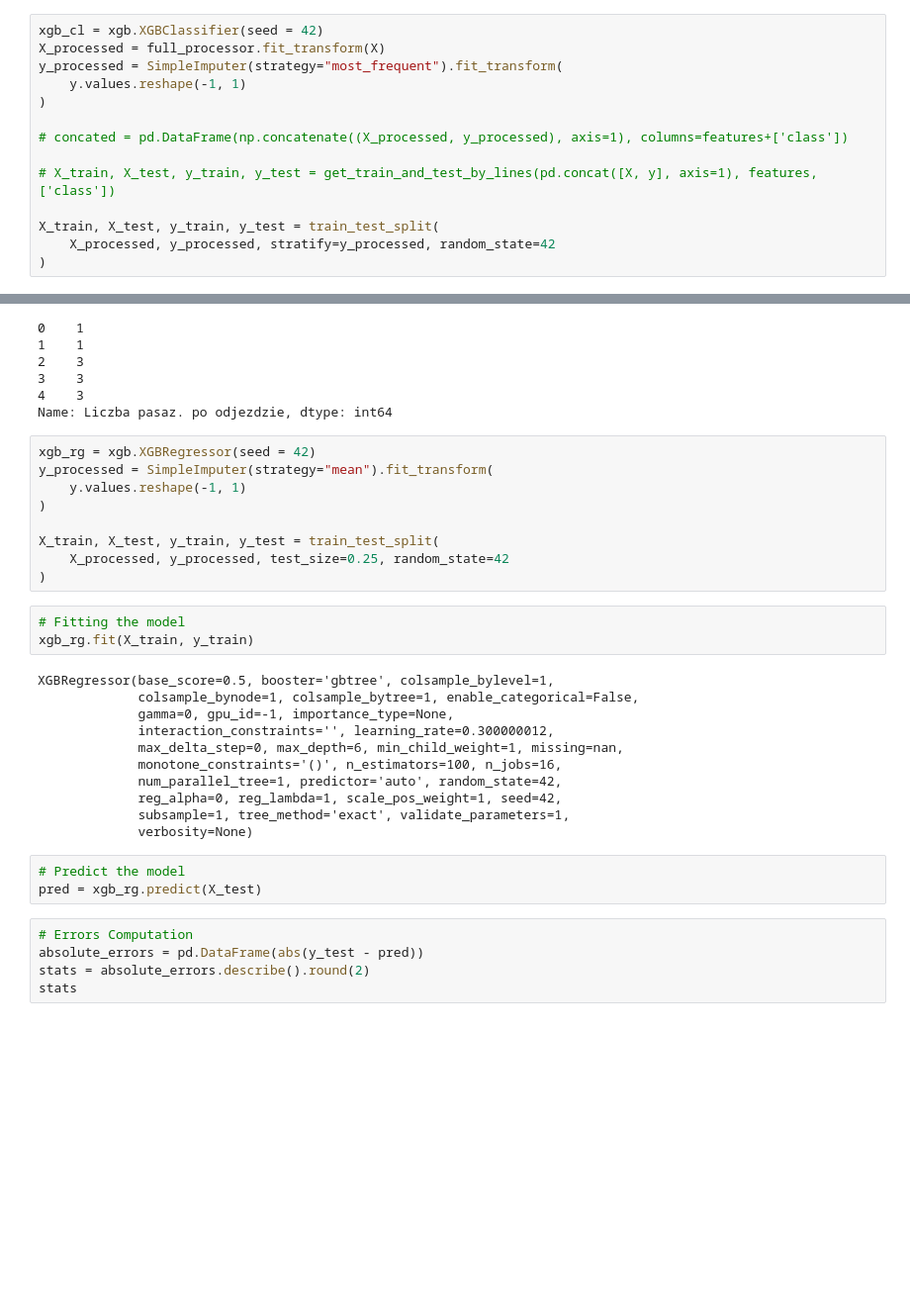
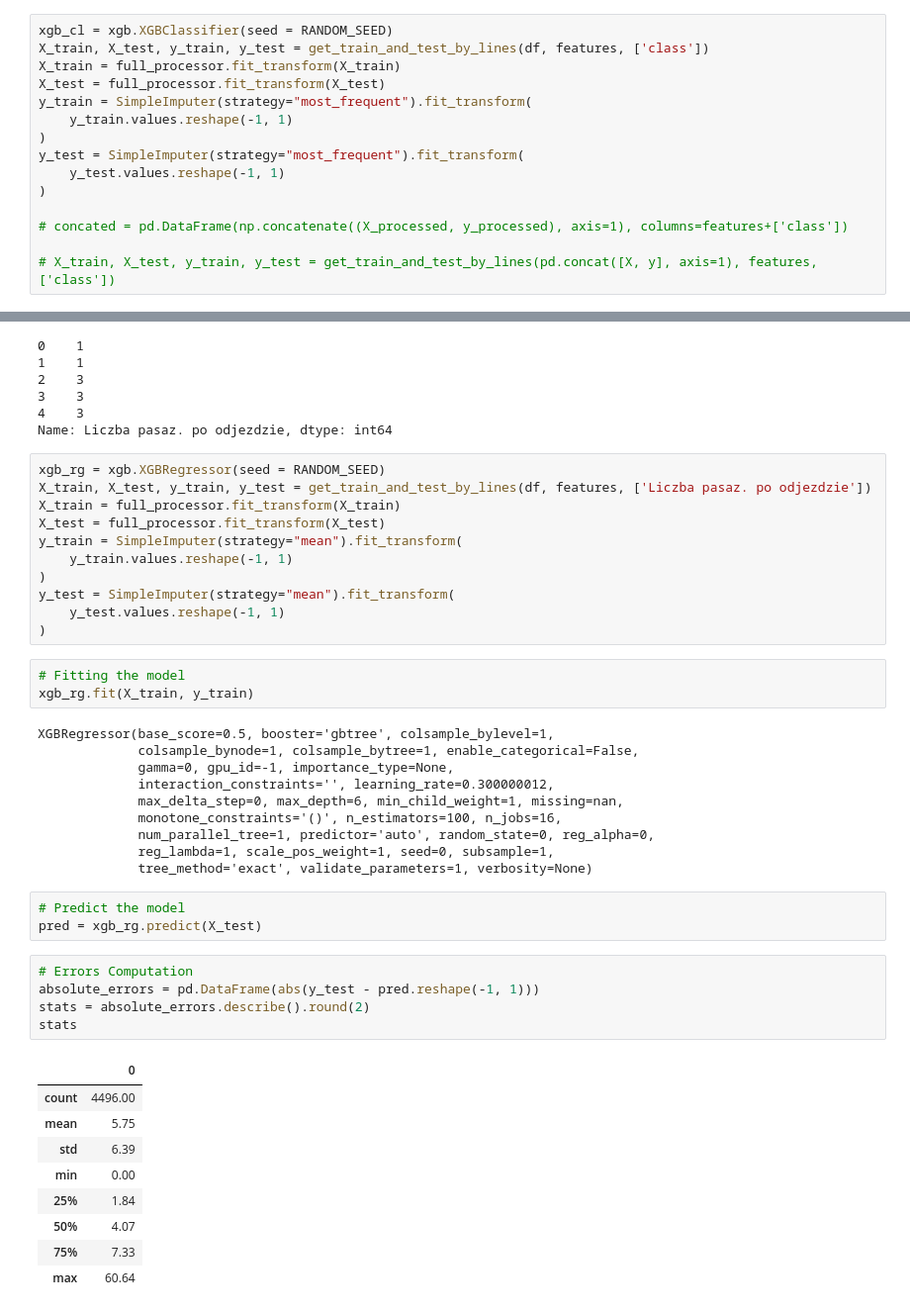
Before and after one commit to Walczi123/Projekt_Przetwarzanie_Danych, a Jupyter notebook: bin_cls_xgb.ipynb, the cells around one changed output, grey strips where cells are left out. Shown at 99% size. Drawn from its saved outputs; the diff is of its cells as text; blank space fills up the shorter version.

Commit message:
Add smarter train test split for xgb

```diff
--- a/bin_cls_xgb.ipynb
+++ b/bin_cls_xgb.ipynb
@@ -257,19 +257,20 @@ full_processor = ColumnTransformer(
     ]
 )
 # %%
-xgb_cl = xgb.XGBClassifier(seed = 42)
-X_processed = full_processor.fit_transform(X)
-y_processed = SimpleImputer(strategy="most_frequent").fit_transform(
-    y.values.reshape(-1, 1)
+xgb_cl = xgb.XGBClassifier(seed = RANDOM_SEED)
+X_train, X_test, y_train, y_test = get_train_and_test_by_lines(df, features, ['class'])
+X_train = full_processor.fit_transform(X_train)
+X_test = full_processor.fit_transform(X_test)
+y_train = SimpleImputer(strategy="most_frequent").fit_transform(
+    y_train.values.reshape(-1, 1)
+)
+y_test = SimpleImputer(strategy="most_frequent").fit_transform(
+    y_test.values.reshape(-1, 1)
 )
 
 # concated = pd.DataFrame(np.concatenate((X_processed, y_processed), axis=1), columns=features+['class'])
 
 # X_train, X_test, y_train, y_test = get_train_and_test_by_lines(pd.concat([X, y], axis=1), features, ['class'])
-
-X_train, X_test, y_train, y_test = train_test_split(
-    X_processed, y_processed, stratify=y_processed, random_state=42
-)
 # %%
 # Fit
 xgb_cl.fit(X_train, y_train)
@@ -328,15 +329,17 @@ y.head()
 3    3
 4    3
 Name: Liczba pasaz. po odjezdzie, dtype: int64
-# %%
-xgb_rg = xgb.XGBRegressor(seed = 42)
-y_processed = SimpleImputer(strategy="mean").fit_transform(
-    y.values.reshape(-1, 1)
-)
-
-X_train, X_test, y_train, y_test = train_test_split(
-    X_processed, y_processed, test_size=0.25, random_state=42
-)
+# %%
+xgb_rg = xgb.XGBRegressor(seed = RANDOM_SEED)
+X_train, X_test, y_train, y_test = get_train_and_test_by_lines(df, features, ['Liczba pasaz. po odjezdzie'])
+X_train = full_processor.fit_transform(X_train)
+X_test = full_processor.fit_transform(X_test)
+y_train = SimpleImputer(strategy="mean").fit_transform(
+    y_train.values.reshape(-1, 1)
+)
+y_test = SimpleImputer(strategy="mean").fit_transform(
+    y_test.values.reshape(-1, 1)
+)
 # %%
 # Fitting the model
 xgb_rg.fit(X_train, y_train)
@@ -347,15 +350,24 @@ XGBRegressor(base_score=0.5, booster='gbtree', colsample_bylevel=1,
              interaction_constraints='', learning_rate=0.300000012,
              max_delta_step=0, max_depth=6, min_child_weight=1, missing=nan,
              monotone_constraints='()', n_estimators=100, n_jobs=16,
-             num_parallel_tree=1, predictor='auto', random_state=42,
-             reg_alpha=0, reg_lambda=1, scale_pos_weight=1, seed=42,
-             subsample=1, tree_method='exact', validate_parameters=1,
-             verbosity=None)
+             num_parallel_tree=1, predictor='auto', random_state=0, reg_alpha=0,
+             reg_lambda=1, scale_pos_weight=1, seed=0, subsample=1,
+             tree_method='exact', validate_parameters=1, verbosity=None)
 # %%
 # Predict the model
 pred = xgb_rg.predict(X_test)
 # %%
 # Errors Computation
-absolute_errors = pd.DataFrame(abs(y_test - pred))
+absolute_errors = pd.DataFrame(abs(y_test - pred.reshape(-1, 1)))
 stats = absolute_errors.describe().round(2)
 stats
+# %% [output]
+|  | 0 |
+| count | 4496.00 |
+| mean | 5.75 |
+| std | 6.39 |
+| min | 0.00 |
+| 25% | 1.84 |
+| 50% | 4.07 |
+| 75% | 7.33 |
+| max | 60.64 |
```
Also changed, not shown: parts of 5 cells of this notebook, 3 other files.
